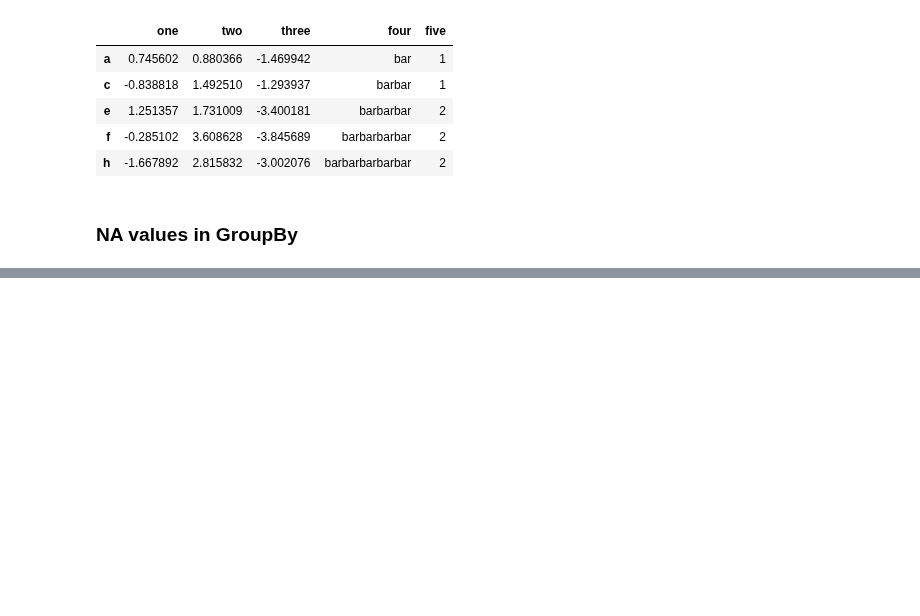
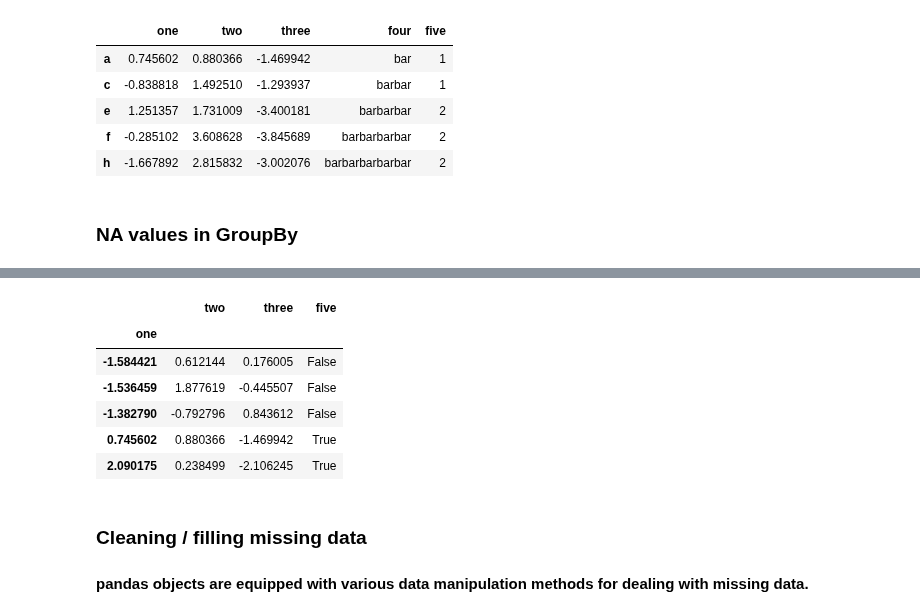
Before and after one commit to onlyabhilash/Feature-Engg, a Jupyter notebook: Pandas/Working with missing data.ipynb, the cells around one changed output, grey strips where cells are left out. Cells and saved outputs as stored; diff of their text form; code cells hidden in the pictures; blank space fills up the shorter version.

```diff
--- a/Pandas/Working with missing data.ipynb
+++ b/Pandas/Working with missing data.ipynb
@@ -217,0 +227,13 @@ df.cumsum()
+# %%
+df.groupby("one").mean()
+# %% [output]
+|  | two | three | five |
+| one |  |  |  |
+| -1.584421 | 0.612144 | 0.176005 | False |
+| -1.536459 | 1.877619 | -0.445507 | False |
+| -1.382790 | -0.792796 | 0.843612 | False |
+| 0.745602 | 0.880366 | -1.469942 | True |
+| 2.090175 | 0.238499 | -2.106245 | True |
+# %% [markdown]
+### Cleaning / filling missing data
+#### pandas objects are equipped with various data manipulation methods for dealing with missing data.
```
Also changed, not shown: parts of 6 cells of this notebook.
